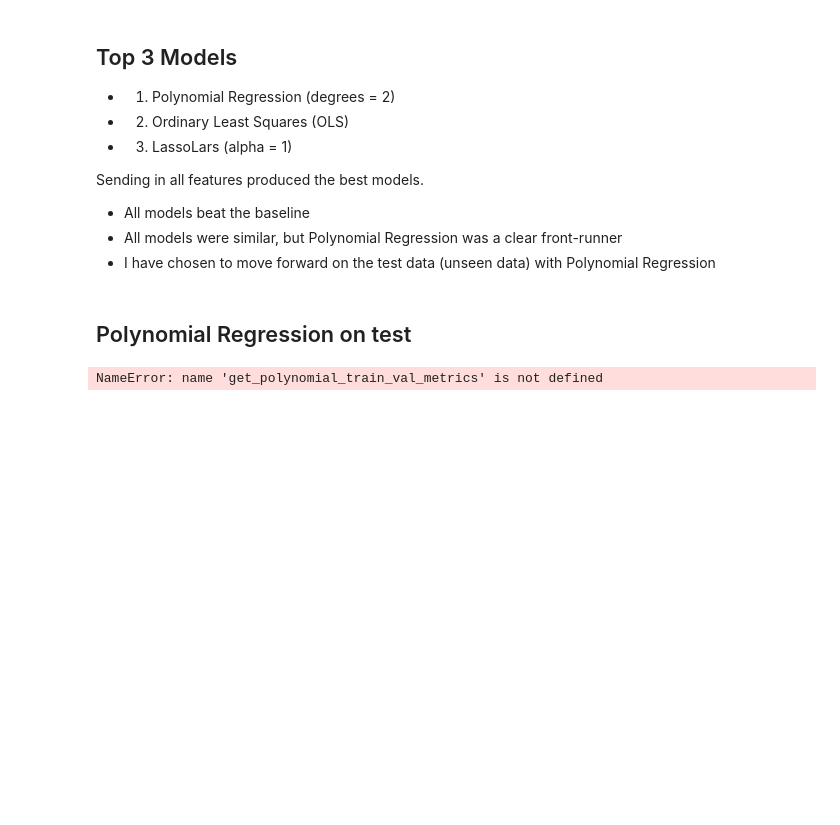
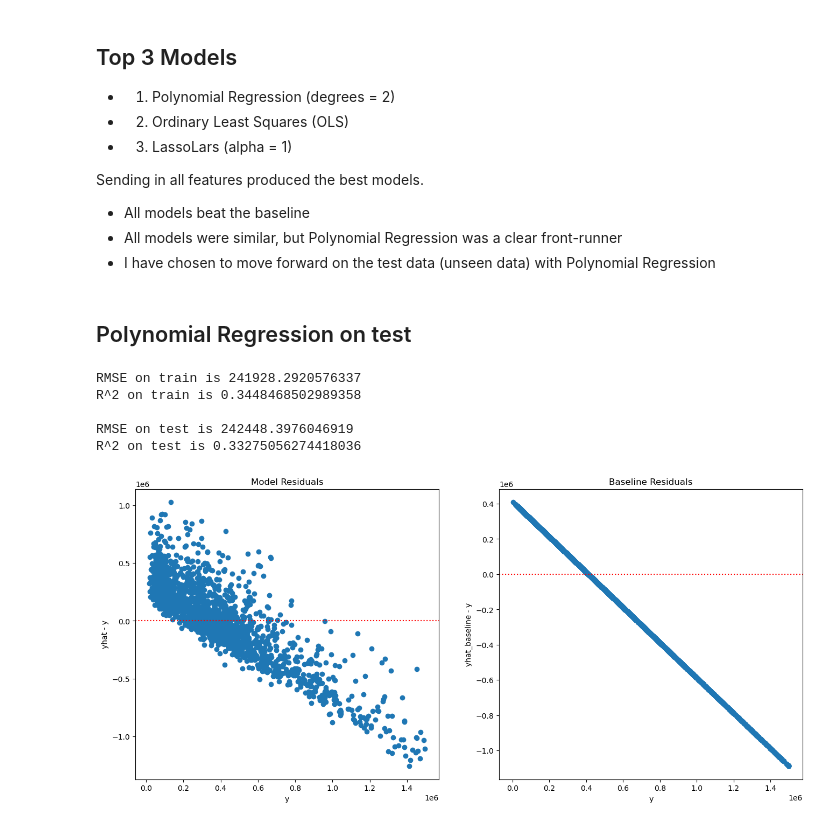
Before and after one commit to corey-hermesch/zillow-project, a Jupyter notebook: final_report.ipynb, the cells around one changed output. Drawn from its saved outputs; the diff is of its cells as text; code cells hidden in the pictures; blank space fills up the shorter version.

```diff
--- a/final_report.ipynb
+++ b/final_report.ipynb
@@ -307,4 +268,13 @@ def print_poly_reg_metrics(X_train, y_train, X_test, y_test):
 # %%
-print_poly_reg_metrics(X_train_scaled, y_train, X_test_scaled, y_test)
+m.print_poly_reg_metrics(X_train_scaled, y_train, X_test_scaled, y_test)
 # %% [output]
-NameError: name 'get_polynomial_train_val_metrics' is not defined
+RMSE on train is 241928.2920576337
+R^2 on train is 0.3448468502989358
+
+RMSE on test is 242448.3976046919
+R^2 on test is 0.33275056274418036
+# %%
+# plot residuals of best model's predictions on test
+ev.plot_poly_residuals(X_train_scaled, y_train, X_test_scaled, y_test)
+# %% [output]
+[figure, added]
```
Also changed, not shown: parts of 14 cells of this notebook, 4 other files.
